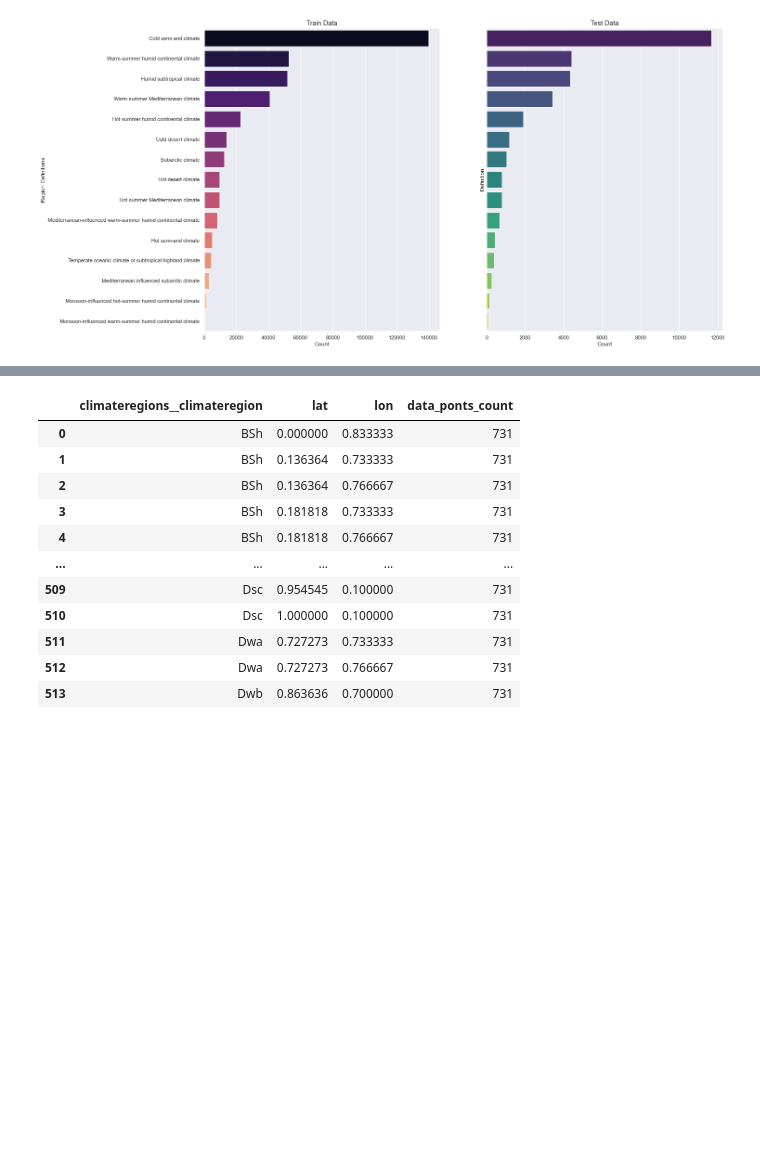
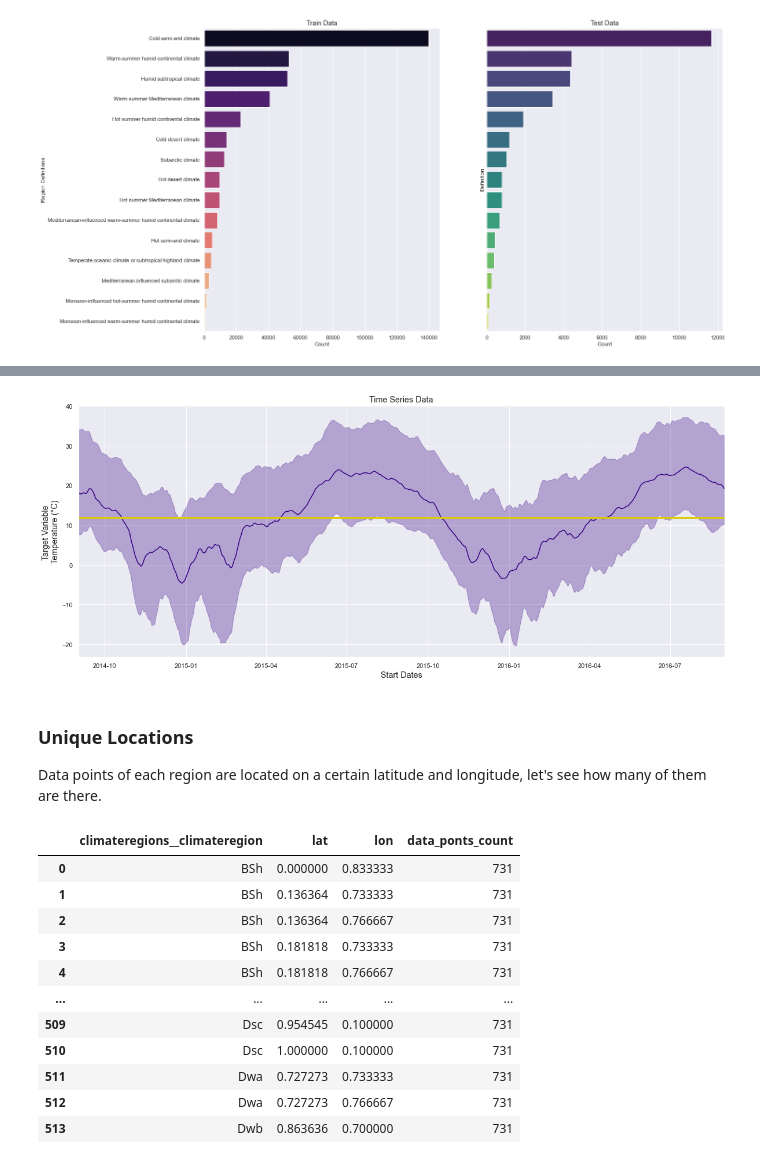
Before and after one commit to 3quetra/portfolio, a Jupyter notebook: ml/deep_learning/time_series/wids_datathon_2023/eda_temp_prediction.ipynb, the cells around one changed output, grey strips where cells are left out. Cells and saved outputs as stored; diff of their text form; code cells hidden in the pictures; blank space fills up the shorter version.

```diff
--- a/ml/deep_learning/time_series/wids_datathon_2023/eda_temp_prediction.ipynb
+++ b/ml/deep_learning/time_series/wids_datathon_2023/eda_temp_prediction.ipynb
@@ -483,3 +532,42 @@ Data points of each region are located on a certain latitude and longitude, let'
+# %%
+fig, ax = plt.subplots(1,1, figsize=(20,8))
+
+start_end = [train_data['startdate'].min(), train_data['startdate'].max()]
+
+aggr = train_data.groupby('startdate').agg({'contest-tmp2m-14d__tmp2m': ['min', 'max', 'mean']}).reset_index()
+
+ax1 = sns.lineplot(
+    x=aggr['startdate'],
+    y=aggr.loc[:,('contest-tmp2m-14d__tmp2m','mean')],
+    color='#360083')
+
+ax1.fill_between(
+    aggr['startdate'],
+    aggr.loc[:,('contest-tmp2m-14d__tmp2m', 'min')],
+    aggr.loc[:,('contest-tmp2m-14d__tmp2m', 'max')],
+    alpha=.3,
+    color='#360083')
+
+ax1.set_xlim(start_end)
+
+ax1.set_title('Time Series Data', fontsize = 'large')
+ax1.set_ylabel(ylabel = 'Target Variable \nTemperature (°C)', fontsize = 'large')
+ax1.set_xlabel('Start Dates', fontsize = 'large')
+
+ax2 = sns.lineplot(
+    x=start_end,
+    y=[train_data["contest-tmp2m-14d__tmp2m"].mean(), train_data["contest-tmp2m-14d__tmp2m"].mean()],
+       color='#dbcb00',
+       linewidth = 3)
+
+
+plt.show()
+# %% [output]
+[figure, added]
+# %% [markdown]
+### Unique Locations
+
+Data points of each region are located on a certain latitude and longitude, let's see how many of them are there.
 # %%
 dp_by_region_train = train_data.groupby(['climateregions__climateregion', 'lat', 'lon']).size().to_frame('data_ponts_count').reset_index(drop=False)
 dp_by_region_train
```
Also changed, not shown: parts of 10 cells of this notebook.
